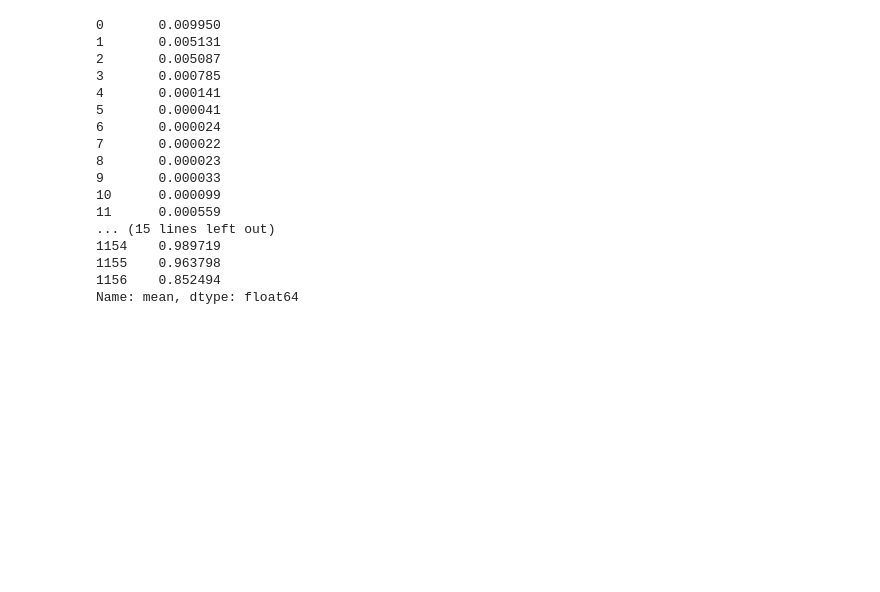
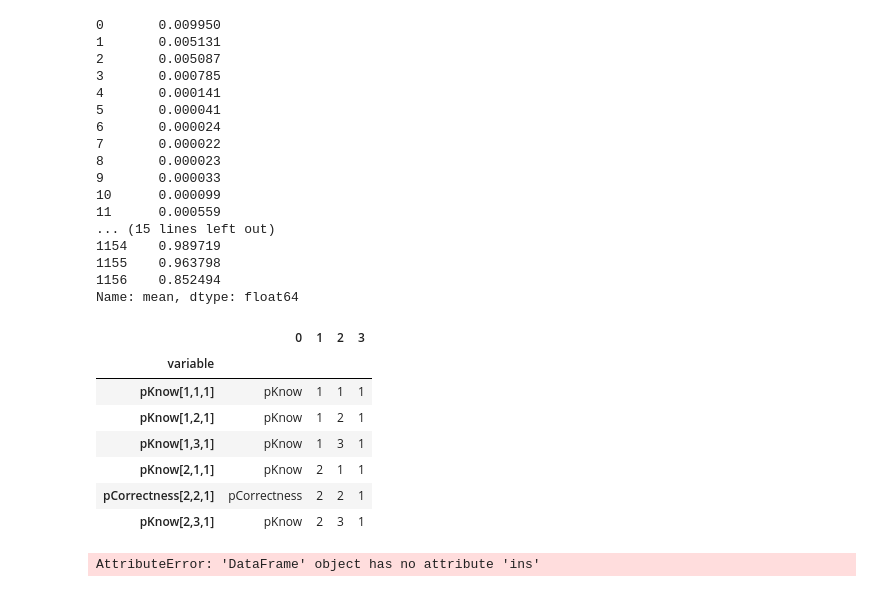
Before and after one commit to SiddharthaPradhan/StanBKT, a Jupyter notebook: demonstration.ipynb, the cells around one changed output. Saved outputs shown, nothing was run; the diff lists cells and outputs as text; code cells hidden in the pictures; blank space fills up the shorter version.

```diff
--- a/demonstration.ipynb
+++ b/demonstration.ipynb
@@ -224,3 +302,20 @@ smoothed_state_df.loc[smoothed_state_df["variable"].str.startswith("know_probs[1
 1155    0.963798
 1156    0.852494
 Name: mean, dtype: float64
+# %%
+test_df = pd.DataFrame({
+    "variable": ["pKnow[1,1,1]", "pKnow[1,2,1]", "pKnow[1,3,1]", "pKnow[2,1,1]", "pCorrectness[2,2,1]", "pKnow[2,3,1]"]
+    })
+test_df.set_index("variable", inplace=True)
+# %%
+variable_indices = test_df.index.to_series().str.rstrip("]").str.split("[\\[,\\]]", expand=True)
+variable_indices
+# %% [output]
+|  | 0 | 1 | 2 | 3 |
+| variable |  |  |  |  |
+| pKnow[1,1,1] | pKnow | 1 | 1 | 1 |
+| pKnow[1,2,1] | pKnow | 1 | 2 | 1 |
+| pKnow[1,3,1] | pKnow | 1 | 3 | 1 |
+| pKnow[2,1,1] | pKnow | 2 | 1 | 1 |
+| pCorrectness[2,2,1] | pCorrectness | 2 | 2 | 1 |
+| pKnow[2,3,1] | pKnow | 2 | 3 | 1 |
@@ -226,0 +324,4 @@ Name: mean, dtype: float64
+# %%
+test_df.ins
+# %% [output]
+AttributeError: 'DataFrame' object has no attribute 'ins'
```
Also changed, not shown: parts of 16 cells of this notebook, 13 other files.
